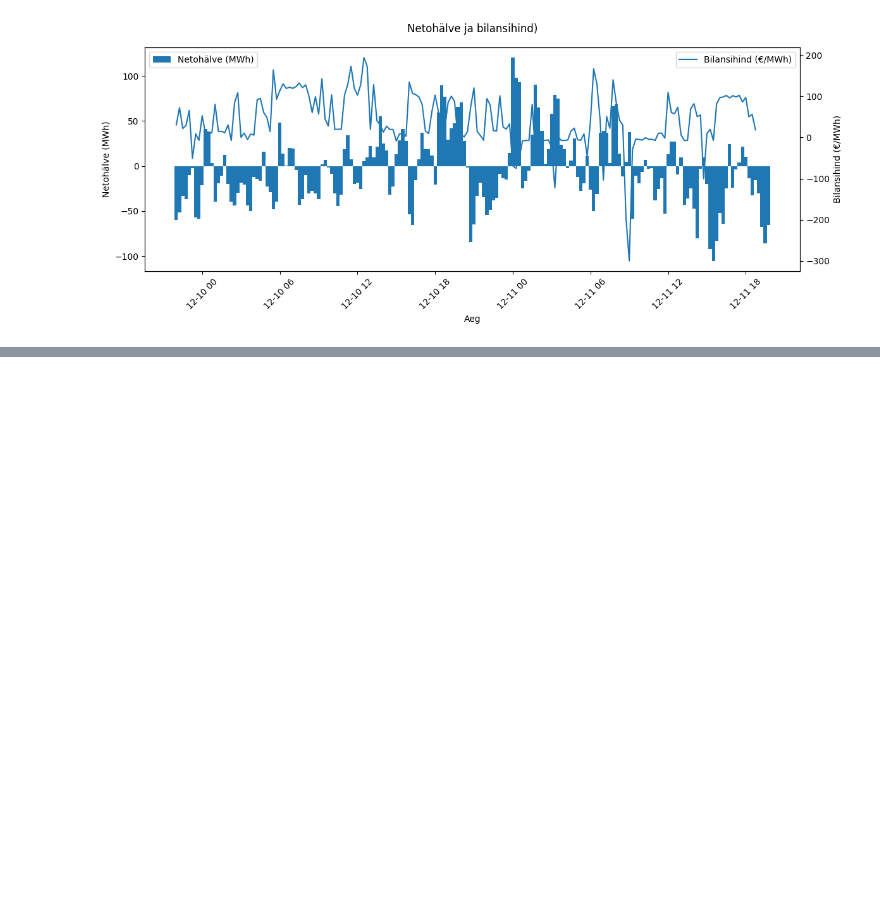
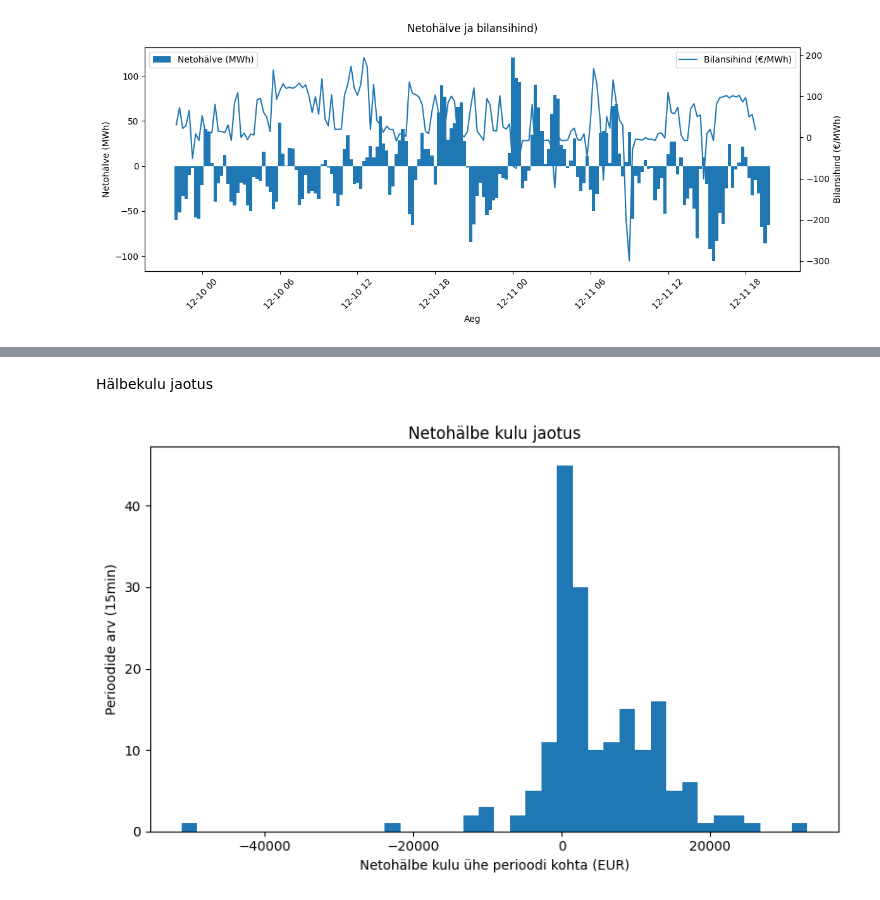
Before and after one commit to t6nislille/Balance-Process-Simulator, a Jupyter notebook: notebooks/04_visualisation.ipynb, the cells around one changed output, grey strips where cells are left out. Cells and saved outputs as stored; diff of their text form; code cells hidden in the pictures; blank space fills up the shorter version.

```diff
--- a/notebooks/04_visualisation.ipynb
+++ b/notebooks/04_visualisation.ipynb
@@ -106,0 +125,12 @@ plt.show()
+# %% [markdown]
+Hälbekulu jaotus
+# %%
+plt.figure(figsize=(8, 5))
+plt.hist(df["imbalance_cost_eur"], bins=40)
+plt.title("Netohälbe kulu jaotus")
+plt.xlabel("Netohälbe kulu ühe perioodi kohta (EUR)")
+plt.ylabel("Perioodide arv (15min)")
+plt.tight_layout()
+plt.show()
+# %% [output]
+[figure, added]
```
Also changed, not shown: parts of 6 cells of this notebook, 1 other file.
